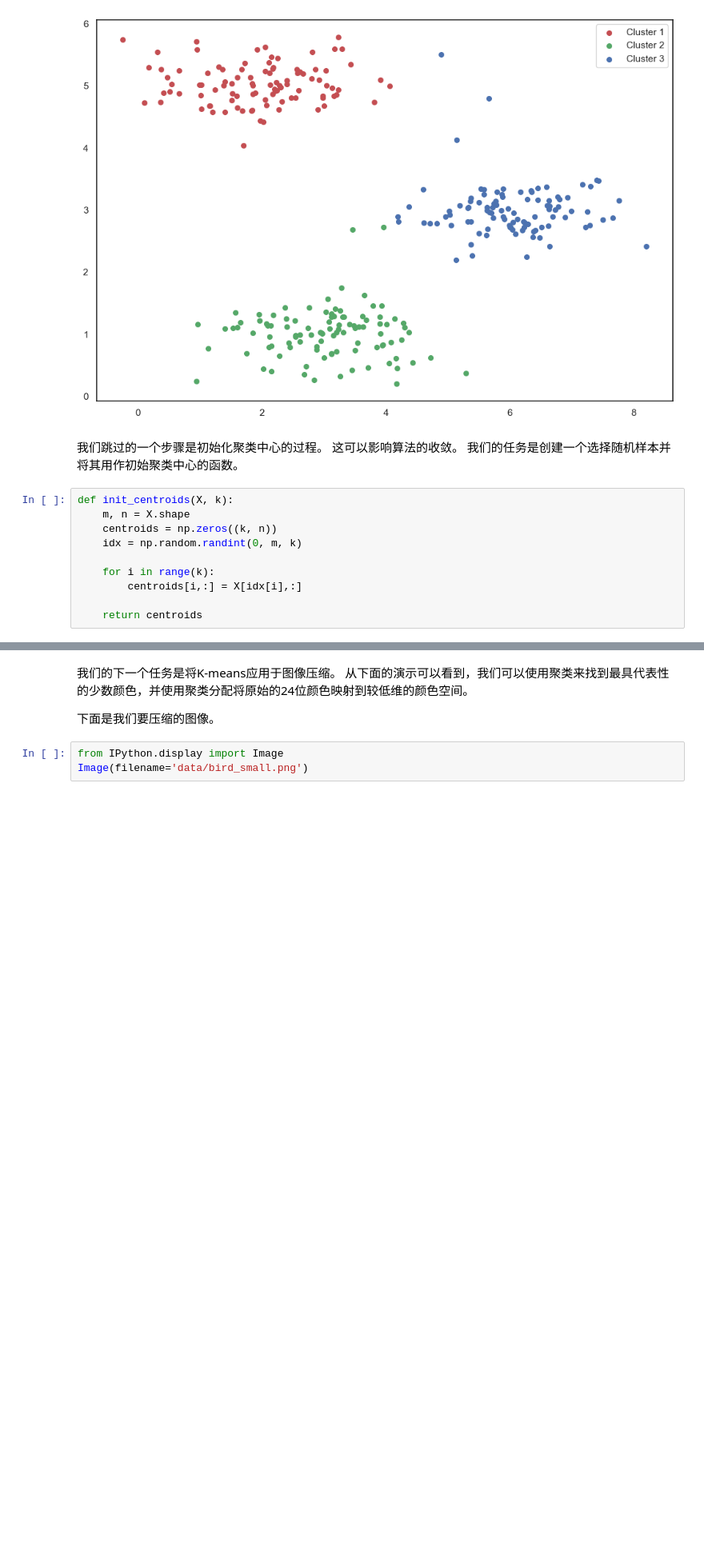
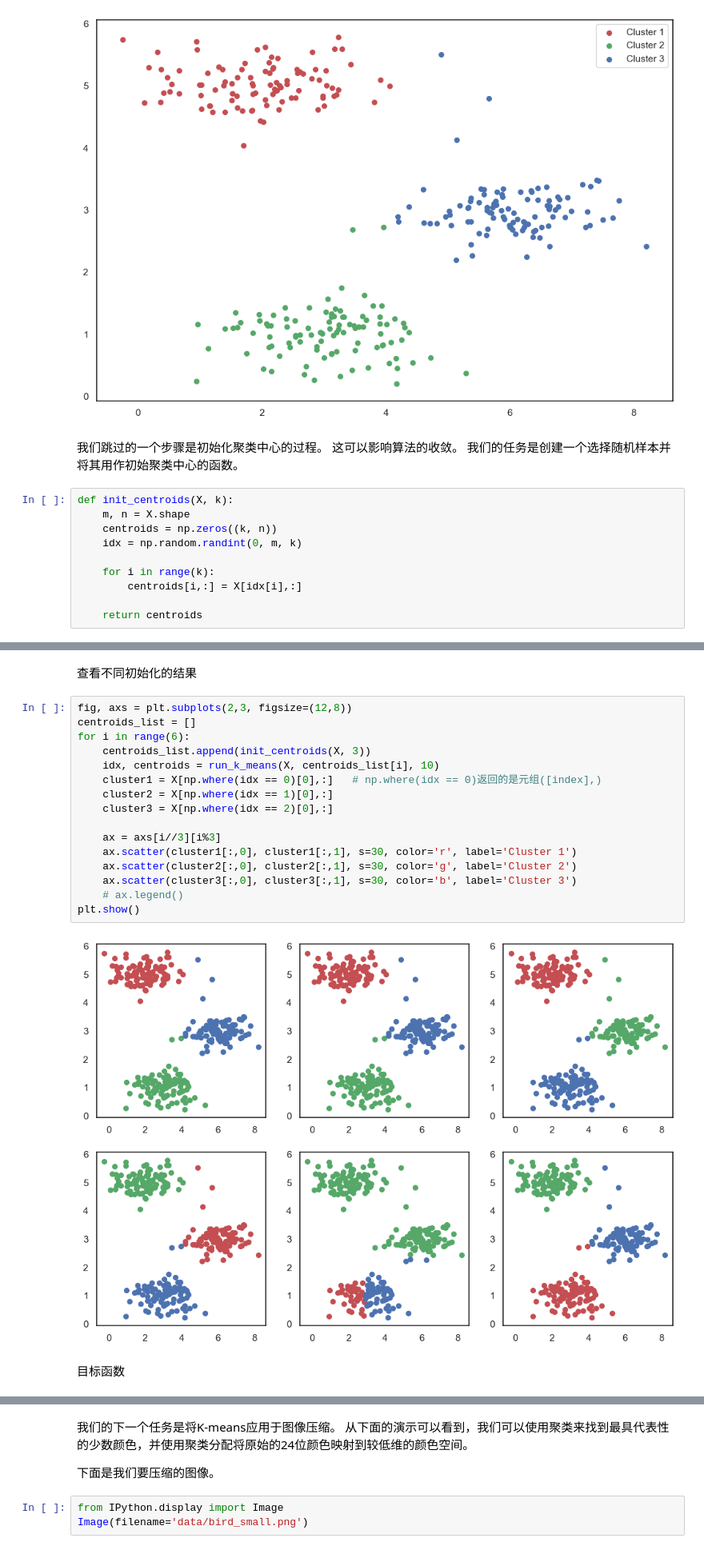
Before and after one commit to surpoloyang/Coursera-ML-AndrewNg-Notes, a Jupyter notebook: code/ex7-kmeans and PCA/ML-Exercise7.ipynb, the cells around one changed output, grey strips where cells are left out. Shown at 80% size. Drawn from its saved outputs; the diff is of its cells as text; blank space fills up the shorter version.

```diff
--- a/code/ex7-kmeans and PCA/ML-Exercise7.ipynb
+++ b/code/ex7-kmeans and PCA/ML-Exercise7.ipynb
@@ -142,0 +143,22 @@ array([[2.4051802 , 1.11778123],
+# %% [markdown]
+查看不同初始化的结果
+# %%
+fig, axs = plt.subplots(2,3, figsize=(12,8))
+centroids_list = []
+for i in range(6):
+    centroids_list.append(init_centroids(X, 3))
+    idx, centroids = run_k_means(X, centroids_list[i], 10)
+    cluster1 = X[np.where(idx == 0)[0],:]   # np.where(idx == 0)返回的是元组([index],)
+    cluster2 = X[np.where(idx == 1)[0],:]
+    cluster3 = X[np.where(idx == 2)[0],:]
+
+    ax = axs[i//3][i%3]
+    ax.scatter(cluster1[:,0], cluster1[:,1], s=30, color='r', label='Cluster 1')
+    ax.scatter(cluster2[:,0], cluster2[:,1], s=30, color='g', label='Cluster 2')
+    ax.scatter(cluster3[:,0], cluster3[:,1], s=30, color='b', label='Cluster 3')
+    # ax.legend()
+plt.show()
+# %% [output]
+[figure, added]
+# %% [markdown]
+目标函数
```
Also changed, not shown: parts of 6 cells of this notebook.
